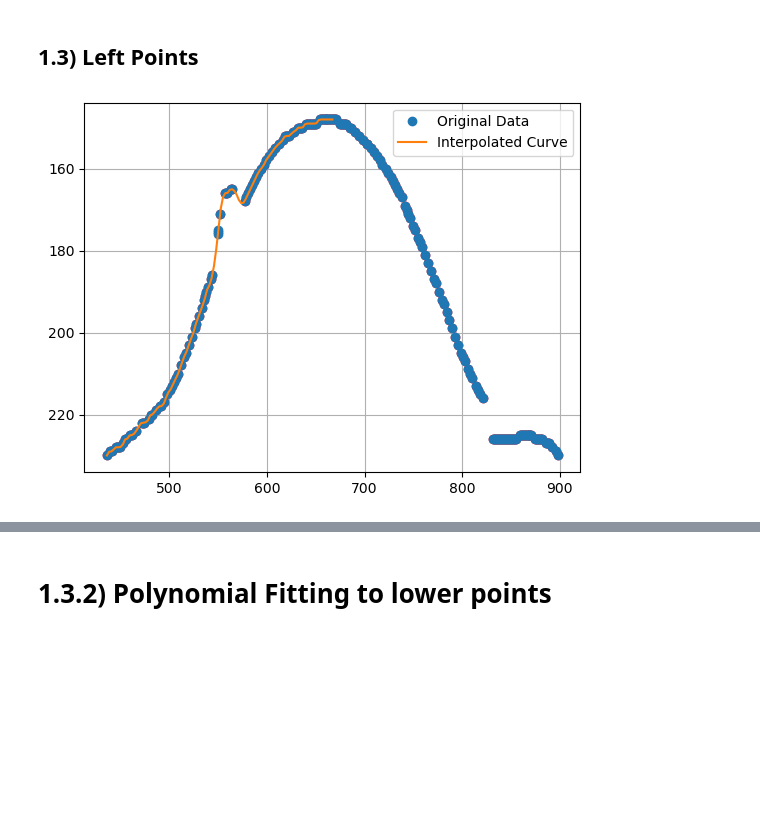
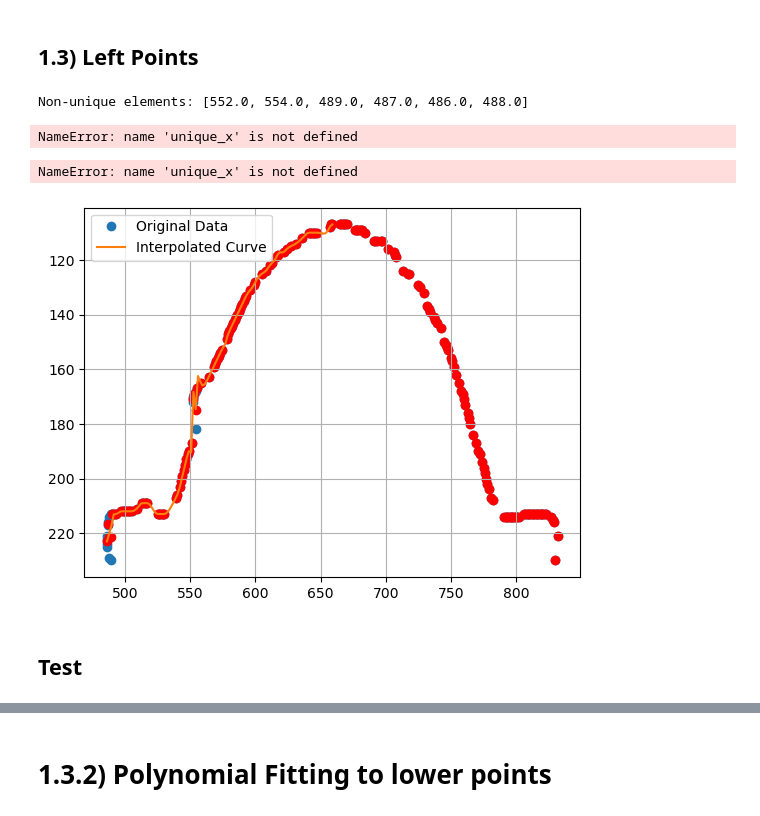
Before and after one commit to joeyanderson1/Summer_Droplet_Impact, a Jupyter notebook: COA Video.ipynb, the cells around one changed output, grey strips where cells are left out. Cells and saved outputs as stored; diff of their text form; code cells hidden in the pictures; blank space fills up the shorter version.

```diff
--- a/COA Video.ipynb
+++ b/COA Video.ipynb
@@ -18,7 +18,7 @@ processed_edges[0,0].shape
 # %% [markdown]
 # 1) Image
 # %%
-i = 100
+i = 30
 # %%
 plt.imshow(processed_edges[0, i], cmap='viridis')
 plt.colorbar()
@@ -223,31 +261,45 @@ plt.gca().invert_yaxis()
+# %%
+check_unique_elements(x_main_edge)
+# %% [output]
+Non-unique elements: [552.0, 554.0, 489.0, 487.0, 486.0, 488.0]
 # %%
 from scipy.interpolate import interp1d
+# %%
+unique_x
+# %% [output]
+NameError: name 'unique_x' is not defined
+# %%
+plt.plot(unique_x, unique_y)
+# %% [output]
+NameError: name 'unique_x' is not defined
 # %%
 # Alternatively, you can average the y values for duplicate x values
 from collections import defaultdict
 x_to_y = defaultdict(list)
 for x, y in zip(x_main_edge, y_main_edge):
     x_to_y[x].append(y)
 unique_x = np.array(sorted(x_to_y.keys()))
 unique_y = np.array([np.mean(x_to_y[x]) for x in unique_x])
 
 # Create the interpolation function
 f = interp1d(unique_x, unique_y, kind='quadratic')
 
 # Generating more points for smoother interpolation
 x_curve1 = np.linspace(min(unique_x), (min(unique_x) + max(unique_x)) / 2, 100)
 y_curve1 = f(x_curve1)
 
 # Plotting
-plt.plot(x_main_edge, y_main_edge, 'o', label='Original Data')
+plt.plot(x_main_edge, y_main_edge, 'o', label='Original Data', zorder=0)
 plt.plot(x_curve1, y_curve1, '-', label='Interpolated Curve')
-plt.scatter(unique_x, unique_y, color = 'red')
+plt.scatter(unique_x, unique_y, color = 'red', zorder=1)
 plt.gca().invert_yaxis()
 
 #plt.xlim(420, 460)
 #plt.ylim(232, 220)
 plt.legend()
 plt.grid(True)
 plt.show()
 # %% [output]
-[figure, old version]
+[figure, new version]
+# %% [markdown]
+## Test
```
Also changed, not shown: parts of 36 cells of this notebook.
